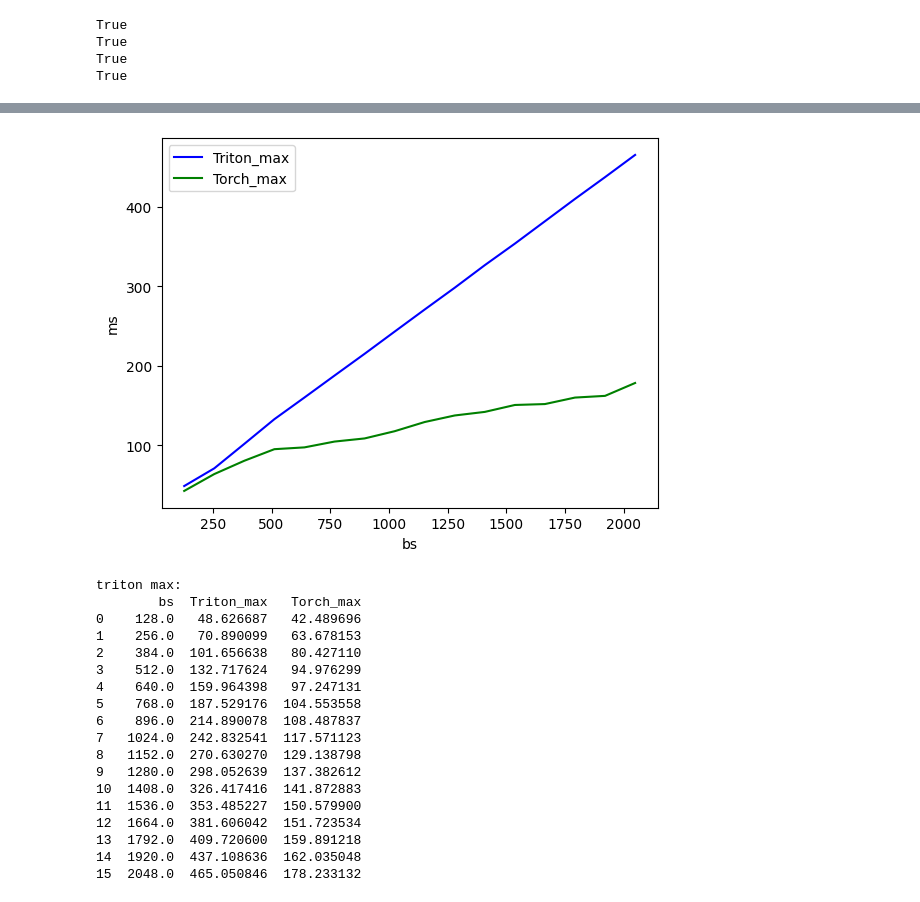
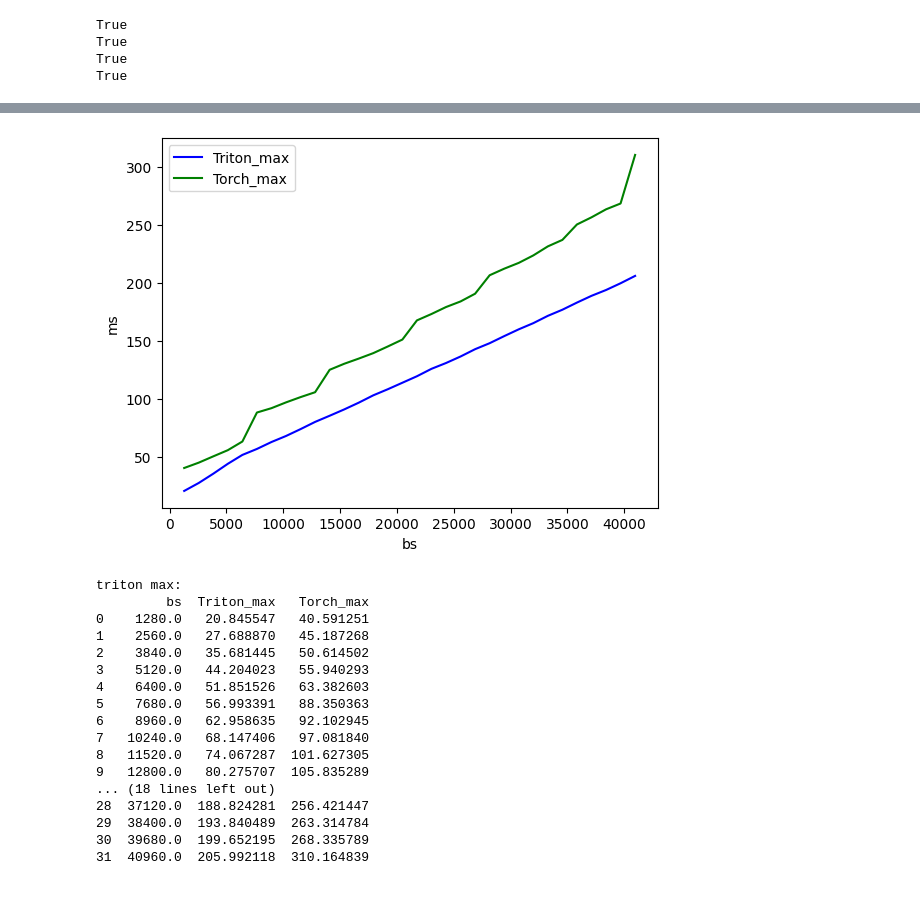
Before and after one commit to mdy666/mdy_triton, a Jupyter notebook: TritonMax.ipynb, the cells around one changed output, grey strips where cells are left out. Cells and saved outputs as stored; diff of their text form; code cells hidden in the pictures.

```diff
--- a/TritonMax.ipynb
+++ b/TritonMax.ipynb
@@ -76,7 +76,7 @@ def triton_max(tensor, axis=-1):
                     num_stages=4, num_warps=8
         )
     else:
-        BLOCK_N = min(triton.next_power_of_2(D), 32*1024)
+        BLOCK_N = min(triton.next_power_of_2(D), 64*1024)
         _max_long[(B,)](tensor, values, indices,
                 tensor.stride(0),tensor.stride(1),
                     B,D,
@@ -101,7 +101,7 @@ torch.cuda.empty_cache()
 @triton.testing.perf_report(
     triton.testing.Benchmark(
         x_names=['dim'],  # argument names to use as an x-axis for the plot
-        x_vals=[128 * i for i in range(1, 16+1)],  # different possible values for `x_name`
+        x_vals=[4096 * i for i in range(1, 64+1, 8)],  # different possible values for `x_name`
         line_arg='provider',  # argument name whose value corresponds to a different line in the plot
         line_vals=['triton', 'torch'],  # possible values for `line_arg``
         line_names=[
@@ -111,12 +111,12 @@ torch.cuda.empty_cache()
         styles=[('blue', '-'), ('green', '-')],  # line styles
         ylabel="ms",  # label name for the y-axis
         plot_name="triton max",  # name for the plot. Used also as a file name for saving the plot.
-        args={'bs': 2048, 'seq_len':16, 'axis': 0}
+        args={'bs': 2046, 'axis': -1}
     ))
-def benchmark(bs, seq_len, dim, axis, provider):
+def benchmark(bs, dim, axis, provider):
     device = torch.device('cuda')
     dtype = torch.float16
-    tensor = torch.randn(bs, seq_len, dim).to(device).to(dtype)
+    tensor = torch.randn(bs, dim).to(device).to(dtype)
 
     stream = torch.cuda.Stream()
     torch.cuda.set_stream(stream)
@@ -154,7 +146,7 @@ torch.cuda.empty_cache()
 @triton.testing.perf_report(
     triton.testing.Benchmark(
         x_names=['bs'],  # argument names to use as an x-axis for the plot
-        x_vals=[128 * i for i in range(1, 16+1)],  # different possible values for `x_name`
+        x_vals=[1280 * i for i in range(1, 32+1)],  # different possible values for `x_name`
         line_arg='provider',  # argument name whose value corresponds to a different line in the plot
         line_vals=['triton', 'torch'],  # possible values for `line_arg``
         line_names=[
@@ -164,12 +156,12 @@ torch.cuda.empty_cache()
         styles=[('blue', '-'), ('green', '-')],  # line styles
         ylabel="ms",  # label name for the y-axis
         plot_name="triton max",  # name for the plot. Used also as a file name for saving the plot.
-        args={'dim': 2048, 'seq_len':16, 'axis': -1}
+        args={'dim': 4, 'axis': -1}
     ))
-def benchmark(bs, seq_len, dim, axis, provider):
+def benchmark(bs, dim, axis, provider):
     device = torch.device('cuda')
     dtype = torch.float16
-    tensor = torch.randn(bs, seq_len, dim).to(device).to(dtype)
+    tensor = torch.randn(bs, dim).to(device).to(dtype)
 
     stream = torch.cuda.Stream()
     torch.cuda.set_stream(stream)
@@ -205,53 +196,52 @@ triton max:
 # %%
 torch.cuda.empty_cache()
 @triton.testing.perf_report(
     triton.testing.Benchmark(
         x_names=['bs'],  # argument names to use as an x-axis for the plot
-        x_vals=[128 * i for i in range(1, 16+1)],  # different possible values for `x_name`
+        x_vals=[1280 * i for i in range(1, 32+1, 4)],  # different possible values for `x_name`
         line_arg='provider',  # argument name whose value corresponds to a different line in the plot
         line_vals=['triton', 'torch'],  # possible values for `line_arg``
         line_names=[
             "Triton_max",
             "Torch_max",
         ],  # label name for the lines
         styles=[('blue', '-'), ('green', '-')],  # line styles
         ylabel="ms",  # label name for the y-axis
         plot_name="triton max",  # name for the plot. Used also as a file name for saving the plot.
-        args={'dim': 16, 'seq_len':2048, 'axis': 1}
+        args={'dim': 4096, 'axis': -1}
     ))
-def benchmark(bs, seq_len, dim, axis, provider):
+def benchmark(bs, dim, axis, provider):
     device = torch.device('cuda')
     dtype = torch.float16
-    tensor = torch.randn(bs, seq_len, dim).to(device).to(dtype)
+    tensor = torch.randn(bs, dim).to(device).to(dtype)
 
     stream = torch.cuda.Stream()
     torch.cuda.set_stream(stream)
     if provider == 'triton':
         ms = triton.testing.do_bench(lambda: triton_max(tensor, axis))
 
     if provider == 'torch':
         # ms = triton.testing.do_bench(lambda: torch.max(tensor, 2))
         ms = triton.testing.do_bench(lambda: torch.max(tensor, axis))
 
     return ms * 1e3
 benchmark.run(show_plots=True, print_data=True)
 # %% [output]
-[figure, old version]
+[figure, new version]
 triton max:
-        bs  Triton_max   Torch_max
-0    128.0   48.626687   42.489696
-1    256.0   70.890099   63.678153
-2    384.0  101.656638   80.427110
-3    512.0  132.717624   94.976299
-4    640.0  159.964398   97.247131
-5    768.0  187.529176  104.553558
-6    896.0  214.890078  108.487837
-7   1024.0  242.832541  117.571123
-8   1152.0  270.630270  129.138798
-9   1280.0  298.052639  137.382612
-10  1408.0  326.417416  141.872883
-11  1536.0  353.485227  150.579900
-12  1664.0  381.606042  151.723534
-13  1792.0  409.720600  159.891218
-14  1920.0  437.108636  162.035048
-15  2048.0  465.050846  178.233132
+         bs  Triton_max   Torch_max
+0    1280.0   20.845547   40.591251
+1    2560.0   27.688870   45.187268
+2    3840.0   35.681445   50.614502
+3    5120.0   44.204023   55.940293
+4    6400.0   51.851526   63.382603
+5    7680.0   56.993391   88.350363
+6    8960.0   62.958635   92.102945
+7   10240.0   68.147406   97.081840
+8   11520.0   74.067287  101.627305
+9   12800.0   80.275707  105.835289
+... (18 lines left out)
+28  37120.0  188.824281  256.421447
+29  38400.0  193.840489  263.314784
+30  39680.0  199.652195  268.335789
+31  40960.0  205.992118  310.164839
```
Also changed, not shown: parts of 2 cells of this notebook, 6 other files.
